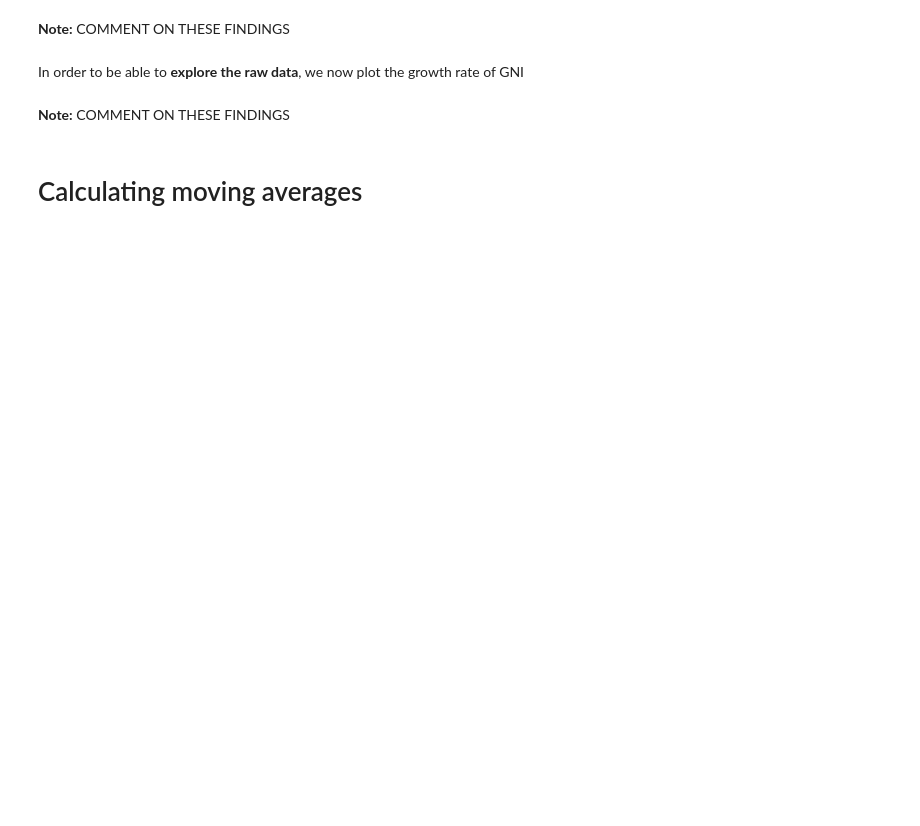
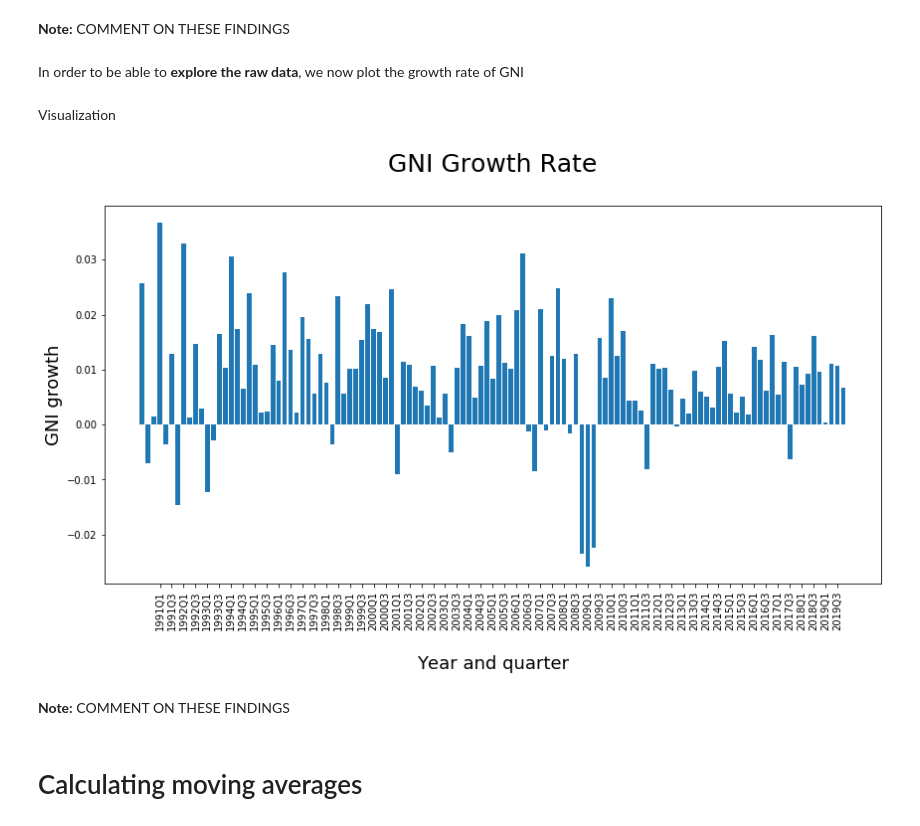
Before and after one commit to NumEconCopenhagen/projects-2020-zjr-hrv, a Jupyter notebook: dataproject/dataproject.ipynb, the cells around one changed output. Drawn from its saved outputs; the diff is of its cells as text; code cells hidden in the pictures; blank space fills up the shorter version.

```diff
--- a/dataproject/dataproject.ipynb
+++ b/dataproject/dataproject.ipynb
@@ -149,9 +97,20 @@ pd.DataFrame(GNI.describe())
 In order to be able to **explore the raw data**, we now plot the growth rate of GNI
 # %%
 #Calculating the growth rate
-Growth=(np.exp(np.diff(np.log(GNI)))-1)*100
-
-#CODE MISSING HERE
+df1['Growth'] = df1['GNI'].pct_change()
+# %% [markdown]
+Visualization
+# %%
+
+plt.figure(figsize=(14,7))
+plt.xlabel('\nYear and quarter', size=18)
+plt.ylabel('GNI growth', size=18)
+plt.bar(df1['Tid'], df1['Growth'], label='Growth of GNI')
+plt.title('GNI Growth Rate\n', size=25)
+plt.xticks(df1['Tid'][4:], rotation='vertical')
+plt.locator_params(axis='x', nbins=len(df1['Tid'][4:])/2)
+# %% [output]
+[figure, added]
 # %% [markdown]
 **Note:** COMMENT ON THESE FINDINGS
 # %% [markdown]
```
Also changed, not shown: parts of 13 cells of this notebook.
